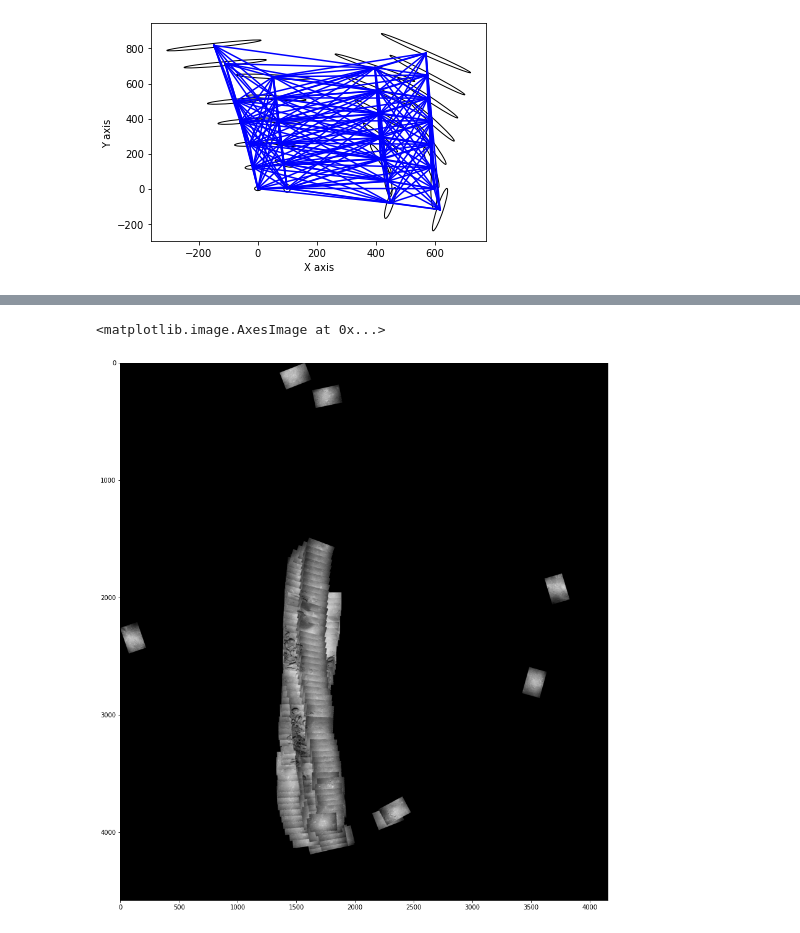
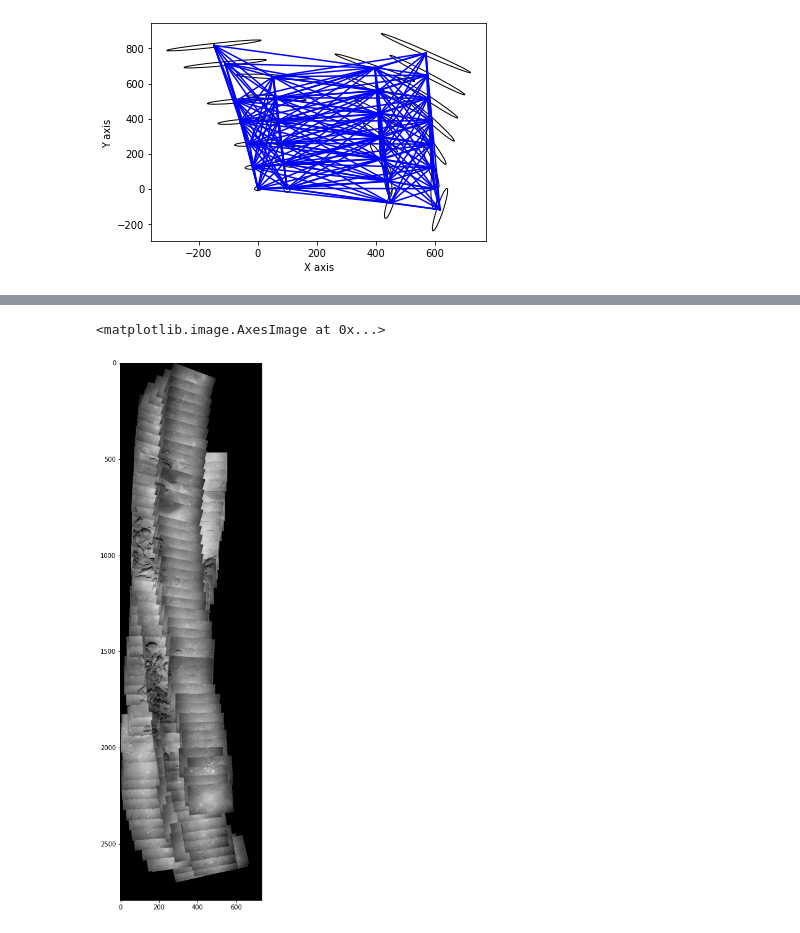
Before and after one commit to JGittles/EECE7150, a Jupyter notebook: HW3/hw3.ipynb, the cells around one changed output, grey strips where cells are left out. Cells and saved outputs as stored; diff of their text form; code cells hidden in the pictures.

```diff
--- a/HW3/hw3.ipynb
+++ b/HW3/hw3.ipynb
@@ -132,12 +132,12 @@ def shifter(img,dest,H):
     transH = np.array([[1,0,np.ceil(x_shift)],[0,1,0],[0,0,1]])
     return transH
 # %%
-def sticher(warps: list,dim,blend=True):
+def sticher(warps: list,dim,blend=True,scale=1):
     dest = warps[0]
-    dest = cv2.resize(dest, (0,0), fx=.4, fy=.4)
+    dest = cv2.resize(dest, (0,0), fx=scale, fy=scale)
     if blend == True:
         for ind in range(1,len(warps)):
-            warps[ind] = cv2.resize(warps[ind], (0,0), fx=.4, fy=.4)
+            warps[ind] = cv2.resize(warps[ind], (0,0), fx=scale, fy=scale)
             out_mask=np.any(warps[ind],2)
             out_mask=np.repeat(out_mask[:,:,np.newaxis], 3, axis=2)
             out_dest_mask=np.any(dest,2)
@@ -157,7 +157,7 @@ def sticher(warps: list,dim,blend=True):
     else:
 
         for ind in range(1,len(warps)):
-            warps[ind] = cv2.resize(warps[ind], (0,0), fx=.4, fy=.4)
+            warps[ind] = cv2.resize(warps[ind], (0,0), fx=scale, fy=scale)
 
             out_mask=np.any(warps[ind],2)
             out_mask=np.repeat(out_mask[:,:,np.newaxis], 3, axis=2)
@@ -452,7 +454,7 @@ plot_graph(initial, graph, marginals)
 # %% [output]
 [figure]
 # %%
-def gtimshow(imgsAndPts,graph, initial):
+def gtimshow(imgsAndPts,graph, initial,blend=False,scale=1):
     # iterates through image pairs and finds homographies, storing them in the main panorama dict object
     Panorama = {"panopart":[]}
     poses = gtsam.utilities.allPose2s(initial)
@@ -468,7 +470,7 @@ def gtimshow(imgsAndPts,graph, initial):
     for panopart in Panorama["panopart"]: #
         panopart["H"] = np.matmul(transH,panopart["H"]) #apply transaltion to all homographies
     warps = warper(Panorama) #warp the images
-    panoFinal=sticher(warps,Panorama["canvas"],False) #blend images together
+    panoFinal=sticher(warps,Panorama["canvas"],blend,scale) #blend images together
     return panoFinal
 # %%
 plt.figure(figsize=(16,16))
@@ -505,9 +511,9 @@ plot_graph(initial, graph, marginals)
 # %%
 plt.figure(figsize=(16,16))
-plt.imshow(gtimshow(imgsAndPts,graph,initial))
+plt.imshow(gtimshow(imgsAndPts,graph,initial,scale=0.4))
 # %% [output]
 <matplotlib.image.AxesImage at 0x...>
-[figure, old version]
+[figure, new version]
 # %%
 params = gtsam.LevenbergMarquardtParams()
 optimizer = gtsam.LevenbergMarquardtOptimizer(graph, initial, params)
```
Also changed, not shown: parts of 11 cells of this notebook, 14 other files.
